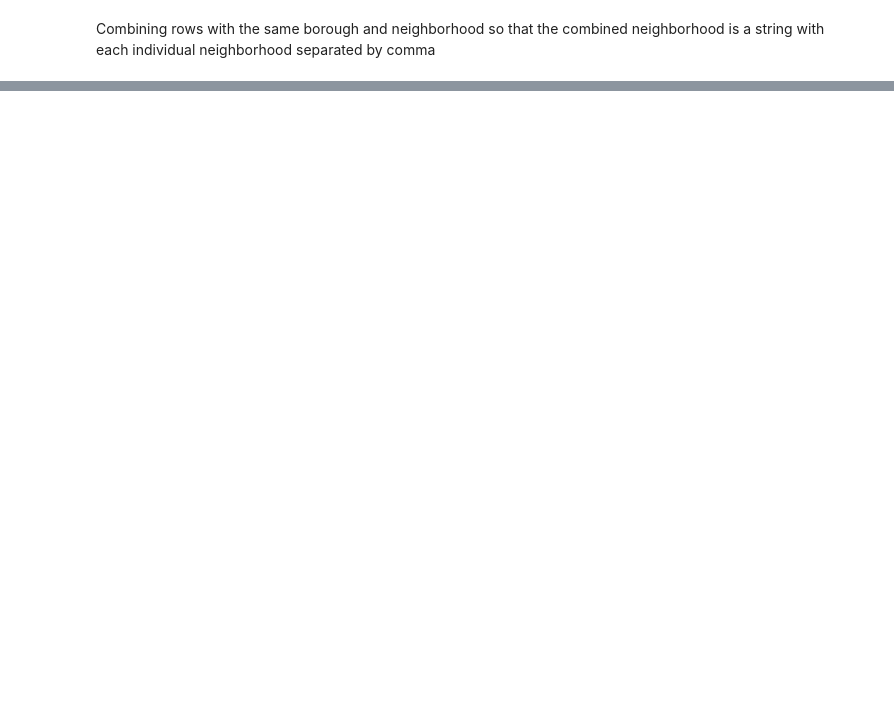
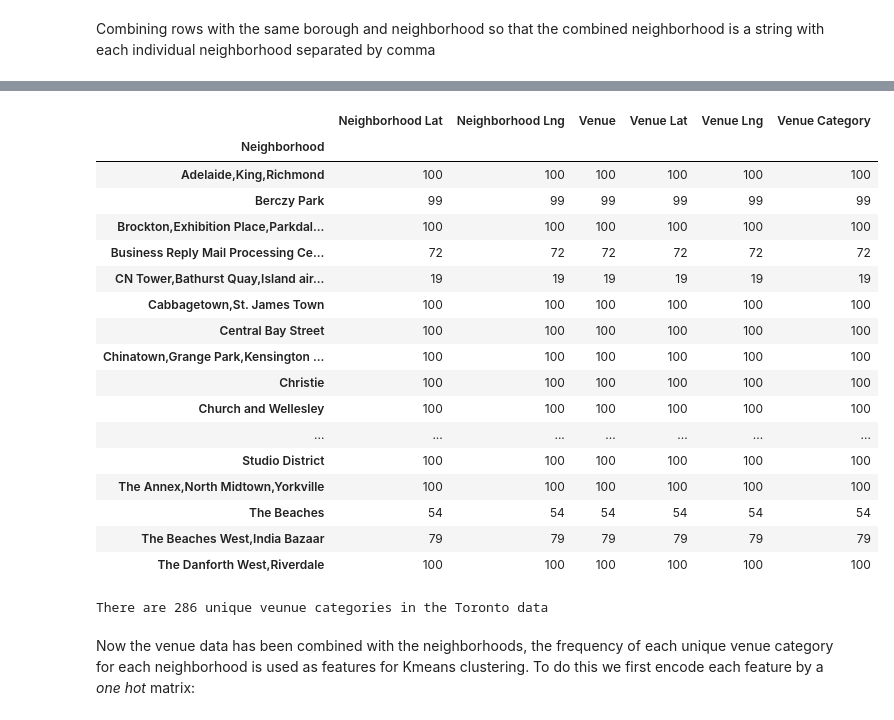
Before and after one commit to Stuart-McGill/Capstone-Notebook, a Jupyter notebook: capstone_notebook-1.ipynb, the cells around one changed output, grey strips where cells are left out. Cells and saved outputs as stored; diff of their text form; code cells hidden in the pictures; blank space fills up the shorter version.

```diff
--- a/capstone_notebook-1.ipynb
+++ b/capstone_notebook-1.ipynb
@@ -76,0 +81,8 @@ print(can_post_df.shape)
+# %%
+client_id = ''
+client_secret =   ''
+version = '20180604'
+limit = 100
+radius = 1000
+lat = 43.676357
+lng = -79.293031
@@ -76,0 +156,29 @@ print(can_post_df.shape)
+# %%
+venues_df.groupby('Neighborhood').count()
+# %% [output]
+|  | Neighborhood Lat | Neighborhood Lng | Venue | Venue Lat | Venue Lng | Venue Category |
+| Neighborhood |  |  |  |  |  |  |
+| Adelaide,King,Richmond | 100 | 100 | 100 | 100 | 100 | 100 |
+| Berczy Park | 99 | 99 | 99 | 99 | 99 | 99 |
+| Brockton,Exhibition Place,Parkdal... | 100 | 100 | 100 | 100 | 100 | 100 |
+| Business Reply Mail Processing Ce... | 72 | 72 | 72 | 72 | 72 | 72 |
+| CN Tower,Bathurst Quay,Island air... | 19 | 19 | 19 | 19 | 19 | 19 |
+| Cabbagetown,St. James Town | 100 | 100 | 100 | 100 | 100 | 100 |
+| Central Bay Street | 100 | 100 | 100 | 100 | 100 | 100 |
+| Chinatown,Grange Park,Kensington ... | 100 | 100 | 100 | 100 | 100 | 100 |
+| Christie | 100 | 100 | 100 | 100 | 100 | 100 |
+| Church and Wellesley | 100 | 100 | 100 | 100 | 100 | 100 |
+| ... | ... | ... | ... | ... | ... | ... |
+| Studio District | 100 | 100 | 100 | 100 | 100 | 100 |
+| The Annex,North Midtown,Yorkville | 100 | 100 | 100 | 100 | 100 | 100 |
+| The Beaches | 54 | 54 | 54 | 54 | 54 | 54 |
+| The Beaches West,India Bazaar | 79 | 79 | 79 | 79 | 79 | 79 |
+| The Danforth West,Riverdale | 100 | 100 | 100 | 100 | 100 | 100 |
+# %%
+num_cat = len(venues_df['Venue Category'].unique())
+
+print('There are {} unique veunue categories in the Toronto data'.format(num_cat))
+# %% [output]
+There are 286 unique veunue categories in the Toronto data
+# %% [markdown]
+Now the venue data has been combined with the neighborhoods, the frequency of each unique venue category for each neighborhood is used as features for Kmeans clustering. To do this we first encode each feature by a *one hot* matrix:
```
Also changed, not shown: parts of 51 cells of this notebook, 2 other files.
